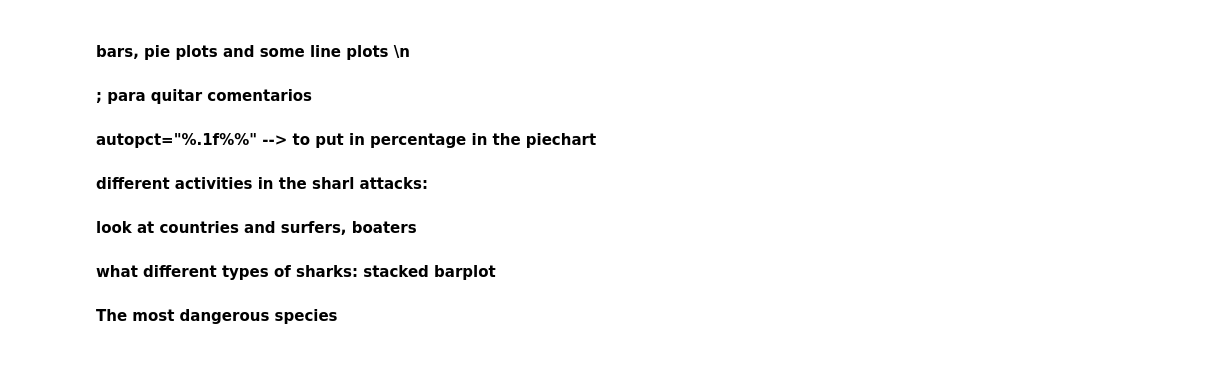
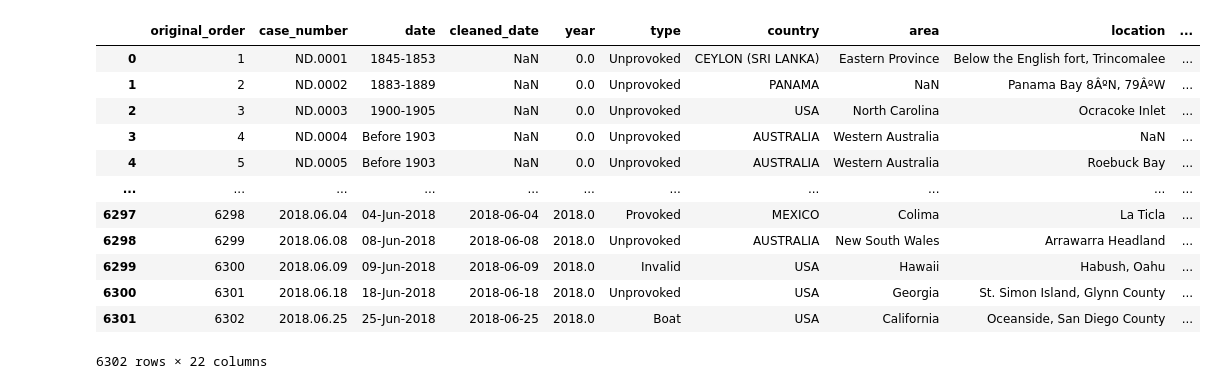
Before and after one commit to amirg33/Project_1_Sharks_attacks, a Jupyter notebook: main.ipynb, the cells around one changed output. Cells and saved outputs as stored; diff of their text form; code cells hidden in the pictures; blank space fills up the shorter version.

Commit message:
All finished up! Only Read Me File :(

```diff
--- a/main.ipynb
+++ b/main.ipynb
@@ -6,2 +8,3 @@ import seaborn as sns
 # %%
-df = pd.read_csv("../data/attacks.csv",sep=',' ,encoding= 'latin_1')
+df = pd.read_csv("../data/shark_attack_cleaned.csv",sep=',' ,encoding= 'latin_1')
+df = df.rename(columns={"index": "original_order"})
@@ -32,8 +13,54 @@ df.sample(10)
-# %% [markdown]
-#### bars, pie plots and some line plots \n
-#### ; para quitar comentarios
-#### autopct="%.1f%%" --> to put in percentage in the piechart
-#### different activities in the sharl attacks:
-####      look at countries and surfers, boaters
-####      what different types of sharks: stacked barplot
-####      The most dangerous species
+# %%
+def standardize_species(species):
+    if not isinstance(species, str):
+        return 'Unknown'
+    species = str(species.lower())
+
+    # Comprehensive list of common shark species for extraction
+    common_species = [
+        ('white', ['white', 'great white']),
+        ('tiger', ['tiger']),
+        ('nurse', ['nurse', 'grey nurse']),
+        ('blue', ['blue', 'blue pointer', 'blue pointers']),
+        ('blacktip', ['blacktip', 'black-tipped',]),
+        ('mako', ['mako']),
+        ('whitetip', ['whitetip', 'white tip']),
+        ('bronze whaler', ['bronze whaler']),
+        ('lemon', ['lemon']),
+        ('bull', ['bull']),
+        ('hammerhead', ['hammerhead', 'large hammerhead']),
+        ('silvertip', ['silvertip', 'silver tip']),
+        ('galapagos', ['galapagos']),
+        ('sevengill', ['sevengill', 'seven-gill', 'broadnose sevengill']),
+        ('wobbegong', ['wobbegong', 'wobbegongs']),
+        ('shovelnose', ['shovelnose', 'shovel nose']),
+        ('guitarfish', ['guitarfish', 'shovelnose guitarfish']),
+        ('porbeagle', ['porbeagle']),
+        ('angel', ['angel']),
+        ('caribbean reef', ['caribbean reef'])
+    ]
+
+    for shark_standard, shark_variants in common_species:
+        for variant in shark_variants:
+            if variant in species:
+                return shark_standard.capitalize() + " shark"
+
+
+    return 'Unknown'
+
+df['cleaned_species'] = df['species'].apply(standardize_species)
+df
+# %% [output]
+|  | original_order | case_number | date | cleaned_date | year | type | country | area | location | ... |
+| 0 | 1 | ND.0001 | 1845-1853 | NaN | 0.0 | Unprovoked | CEYLON (SRI LANKA) | Eastern Province | Below the English fort, Trincomalee | ... |
+| 1 | 2 | ND.0002 | 1883-1889 | NaN | 0.0 | Unprovoked | PANAMA | NaN | Panama Bay 8ÂºN, 79ÂºW | ... |
+| 2 | 3 | ND.0003 | 1900-1905 | NaN | 0.0 | Unprovoked | USA | North Carolina | Ocracoke Inlet | ... |
+| 3 | 4 | ND.0004 | Before 1903 | NaN | 0.0 | Unprovoked | AUSTRALIA | Western Australia | NaN | ... |
+| 4 | 5 | ND.0005 | Before 1903 | NaN | 0.0 | Unprovoked | AUSTRALIA | Western Australia | Roebuck Bay | ... |
+| ... | ... | ... | ... | ... | ... | ... | ... | ... | ... | ... |
+| 6297 | 6298 | 2018.06.04 | 04-Jun-2018 | 2018-06-04 | 2018.0 | Provoked | MEXICO | Colima | La Ticla | ... |
+| 6298 | 6299 | 2018.06.08 | 08-Jun-2018 | 2018-06-08 | 2018.0 | Unprovoked | AUSTRALIA | New South Wales | Arrawarra Headland | ... |
+| 6299 | 6300 | 2018.06.09 | 09-Jun-2018 | 2018-06-09 | 2018.0 | Invalid | USA | Hawaii | Habush, Oahu | ... |
+| 6300 | 6301 | 2018.06.18 | 18-Jun-2018 | 2018-06-18 | 2018.0 | Unprovoked | USA | Georgia | St. Simon Island, Glynn County | ... |
+| 6301 | 6302 | 2018.06.25 | 25-Jun-2018 | 2018-06-25 | 2018.0 | Boat | USA | California | Oceanside, San Diego County | ... |
+6302 rows × 22 columns
```
Also changed, not shown: parts of 9 cells of this notebook, 12 other files.
